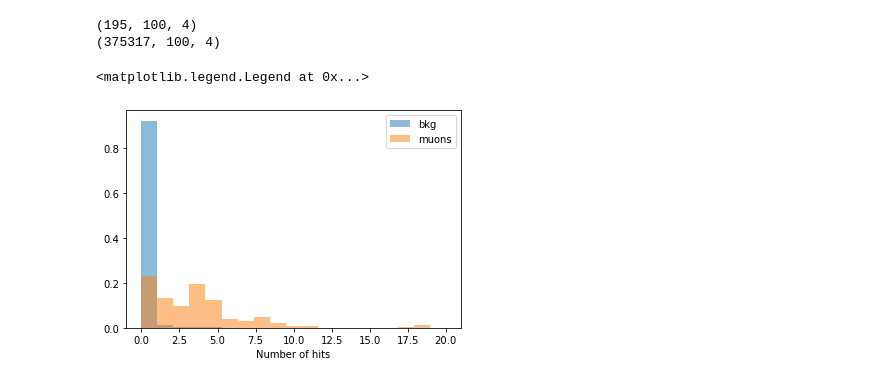
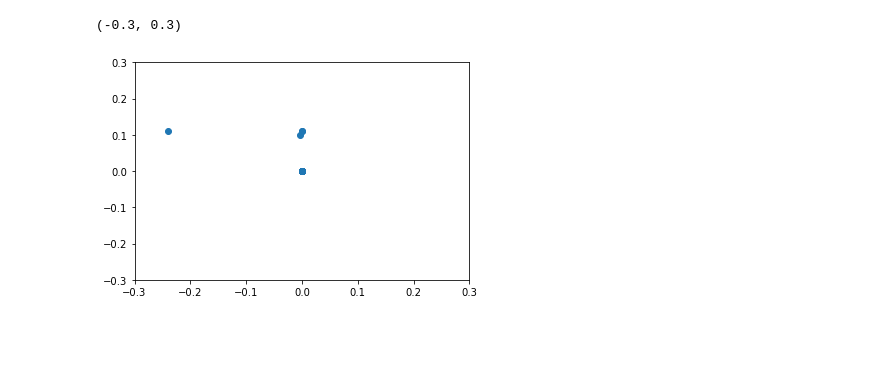
Before and after one commit to OSU-CMS/DisappTrksML, a Jupyter notebook: muons/muon_explore.ipynb, the cells around one changed output. Drawn from its saved outputs; the diff is of its cells as text; code cells hidden in the pictures; blank space fills up the shorter version.

```diff
--- a/muons/muon_explore.ipynb
+++ b/muons/muon_explore.ipynb
@@ -2,42 +2,41 @@
 import numpy as np
 import matplotlib.pyplot as plt
 import glob
-# %%
-dataDir = 'c:/Users/llave/Documents/CMS/data/'
-muons = np.load(dataDir+'truthMuons_recoFailed.npz', allow_pickle=True)
-bkg_files = glob.glob(dataDir+'images_DYJetsToLL_v5_muonsV2/*.root.npz')
-bkg, bkg_infos = None, None
-for file in bkg_files[:50]:
-    infile = np.load(file, allow_pickle=True)['background']
-    if bkg is None: bkg = infile
-    else: bkg = np.vstack((bkg,infile))
-    infile = np.load(file, allow_pickle=True)['background_info']
-    if bkg_infos is None: bkg_infos = infile
-    else: bkg_infos = np.vstack((bkg_infos,infile))
-print(muon_failures['sets'].shape)
-print(bkg.shape)
-background = {'sets':bkg, 'infos':bkg_infos}
-# %% [output]
-(195, 100, 4)
-(375317, 100, 4)
-# %%
-def count_hits_per_event(events):
-    array = []
-    for event in events:
-        nParticles = 0
-        for n,hit in enumerate(event):
-            if(hit[2] == 0):
-                nParticles = n
-                break
-        array.append(nParticles)
-    return array
-
-_ = plt.hist(count_hits_per_event(background['sets']),bins=np.linspace(0,20,20),alpha=0.5,density=True,label="bkg")
-_ = plt.hist(count_hits_per_event(muons['sets']),bins=np.linspace(0,20,20),alpha=0.5,density=True,label="muons")
-
-plt.xlabel("Number of hits")
-plt.legend()
-# plt.yscale('log')
-# %% [output]
-<matplotlib.legend.Legend at 0x...>
-[figure, removed]
+# %%
+dataDir = 'c:/Users/llave/Documents/CMS/data/'
+bkg_files = glob.glob(dataDir+'recoGenMuons_nonRecoBkg_v6_V3/*.root.npz')
+signal_files = bkg_files
+muon_files = [dataDir+'nonRecoGenMuons_v6_V3.npz']
+probe_files = [dataDir+'nonRecoProbeMuons.npz']
+reco_probe_files = glob.glob(dataDir+'SingleMu_2017F_wIso_V2/*.root.npz')
+
+def load_data(files, nFiles, sets_name, info_name):
+    sets, infos = None, None
+    for file in files[:nFiles]:
+        indata = np.load(file, allow_pickle=True)[sets_name]
+        if indata.shape[0] == 0: continue
+        if sets is None: sets = indata
+        else: sets = np.vstack((sets,indata))
+
+        indata = np.load(file, allow_pickle=True)[info_name]
+        if infos is None: infos = indata
+        else: infos = np.vstack((infos,indata))
+
+    obj = {'sets':sets, 'infos':infos}
+    return obj
+
+trainBackground = load_data(bkg_files, 20, 'background', 'background_info')
+trainSignal = load_data(signal_files, 20, 'signal', 'signal_info')
+recoFailMuonsDY = load_data(muon_files, len(muon_files), 'signal', 'infos')
+recoFailMuonsData = load_data(probe_files, len(probe_files), 'signal', 'infos')
+recoMuonsData = load_data(reco_probe_files, 20, 'recoMuons', 'recoMuons_infos')
+# %%
+events = recoFailMuonsData['sets']
+infos = recoFailMuonsData['infos']
+event = events[np.where(infos[:,0] == 27491809)][0,:,:]
+plt.scatter(event[:,0], event[:,1])
+plt.xlim(-0.3,0.3)
+plt.ylim(-0.3,0.3)
+# %% [output]
+(-0.3, 0.3)
+[figure, added]
```
Also changed, not shown: parts of 27 cells of this notebook.
